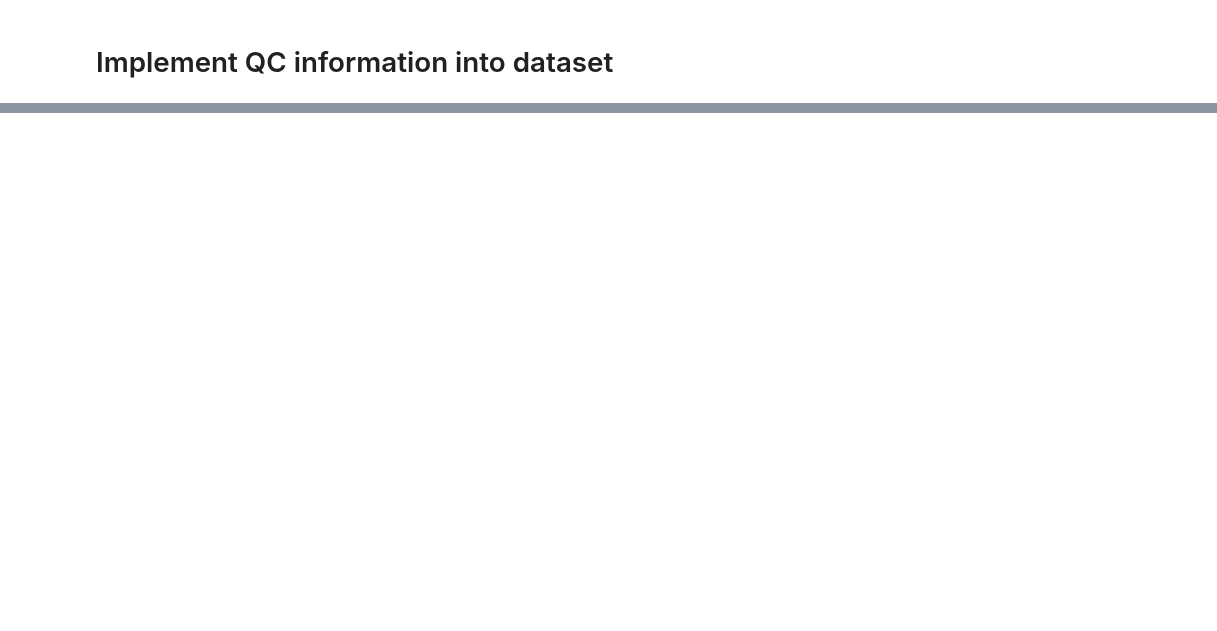
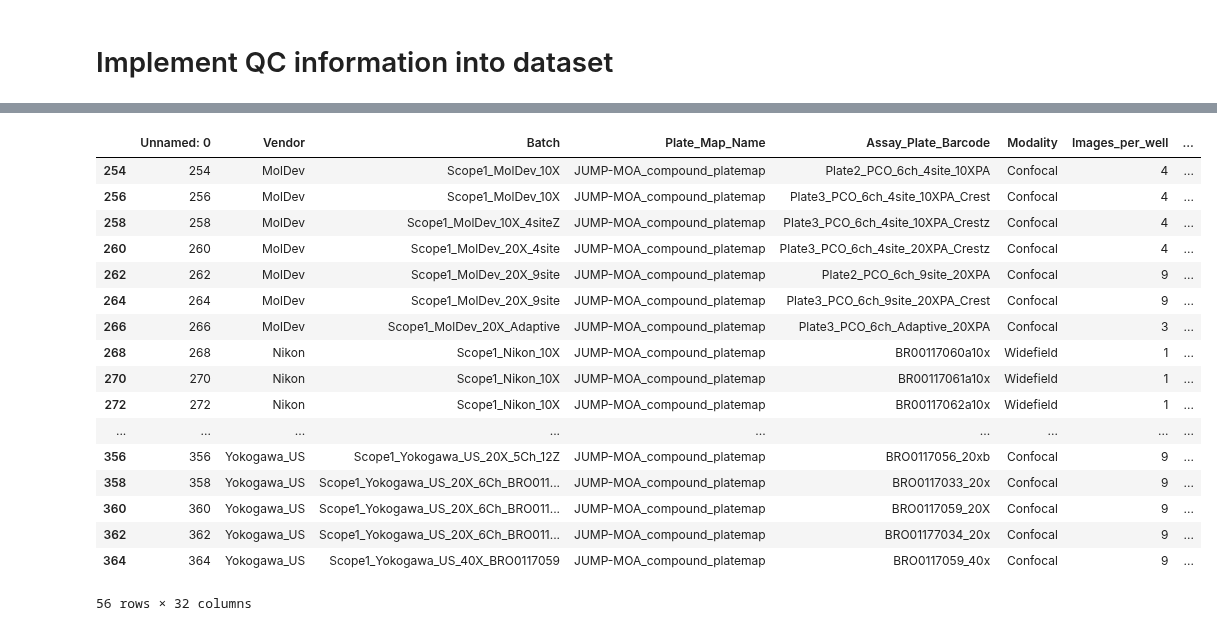
Before and after one commit to jump-cellpainting/jump-scope-analysis, a Jupyter notebook: data-processing.ipynb, the cells around one changed output, grey strips where cells are left out. Cells and saved outputs as stored; diff of their text form; code cells hidden in the pictures; blank space fills up the shorter version.

```diff
--- a/data-processing.ipynb
+++ b/data-processing.ipynb
@@ -194,0 +525,21 @@ match_rep_df
+# %%
+df
+# %% [output]
+|  | Unnamed: 0 | Vendor | Batch | Plate_Map_Name | Assay_Plate_Barcode | Modality | Images_per_well | ... |
+| 254 | 254 | MolDev | Scope1_MolDev_10X | JUMP-MOA_compound_platemap | Plate2_PCO_6ch_4site_10XPA | Confocal | 4 | ... |
+| 256 | 256 | MolDev | Scope1_MolDev_10X | JUMP-MOA_compound_platemap | Plate3_PCO_6ch_4site_10XPA_Crest | Confocal | 4 | ... |
+| 258 | 258 | MolDev | Scope1_MolDev_10X_4siteZ | JUMP-MOA_compound_platemap | Plate3_PCO_6ch_4site_10XPA_Crestz | Confocal | 4 | ... |
+| 260 | 260 | MolDev | Scope1_MolDev_20X_4site | JUMP-MOA_compound_platemap | Plate3_PCO_6ch_4site_20XPA_Crestz | Confocal | 4 | ... |
+| 262 | 262 | MolDev | Scope1_MolDev_20X_9site | JUMP-MOA_compound_platemap | Plate2_PCO_6ch_9site_20XPA | Confocal | 9 | ... |
+| 264 | 264 | MolDev | Scope1_MolDev_20X_9site | JUMP-MOA_compound_platemap | Plate3_PCO_6ch_9site_20XPA_Crest | Confocal | 9 | ... |
+| 266 | 266 | MolDev | Scope1_MolDev_20X_Adaptive | JUMP-MOA_compound_platemap | Plate3_PCO_6ch_Adaptive_20XPA | Confocal | 3 | ... |
+| 268 | 268 | Nikon | Scope1_Nikon_10X | JUMP-MOA_compound_platemap | BR00117060a10x | Widefield | 1 | ... |
+| 270 | 270 | Nikon | Scope1_Nikon_10X | JUMP-MOA_compound_platemap | BR00117061a10x | Widefield | 1 | ... |
+| 272 | 272 | Nikon | Scope1_Nikon_10X | JUMP-MOA_compound_platemap | BR00117062a10x | Widefield | 1 | ... |
+| ... | ... | ... | ... | ... | ... | ... | ... | ... |
+| 356 | 356 | Yokogawa_US | Scope1_Yokogawa_US_20X_5Ch_12Z | JUMP-MOA_compound_platemap | BRO0117056_20xb | Confocal | 9 | ... |
+| 358 | 358 | Yokogawa_US | Scope1_Yokogawa_US_20X_6Ch_BRO011... | JUMP-MOA_compound_platemap | BRO0117033_20x | Confocal | 9 | ... |
+| 360 | 360 | Yokogawa_US | Scope1_Yokogawa_US_20X_6Ch_BRO011... | JUMP-MOA_compound_platemap | BRO0117059_20X | Confocal | 9 | ... |
+| 362 | 362 | Yokogawa_US | Scope1_Yokogawa_US_20X_6Ch_BRO011... | JUMP-MOA_compound_platemap | BRO01177034_20x | Confocal | 9 | ... |
+| 364 | 364 | Yokogawa_US | Scope1_Yokogawa_US_40X_BRO0117059 | JUMP-MOA_compound_platemap | BRO0117059_40x | Confocal | 9 | ... |
+56 rows × 32 columns
```
Also changed, not shown: parts of 19 cells of this notebook.
